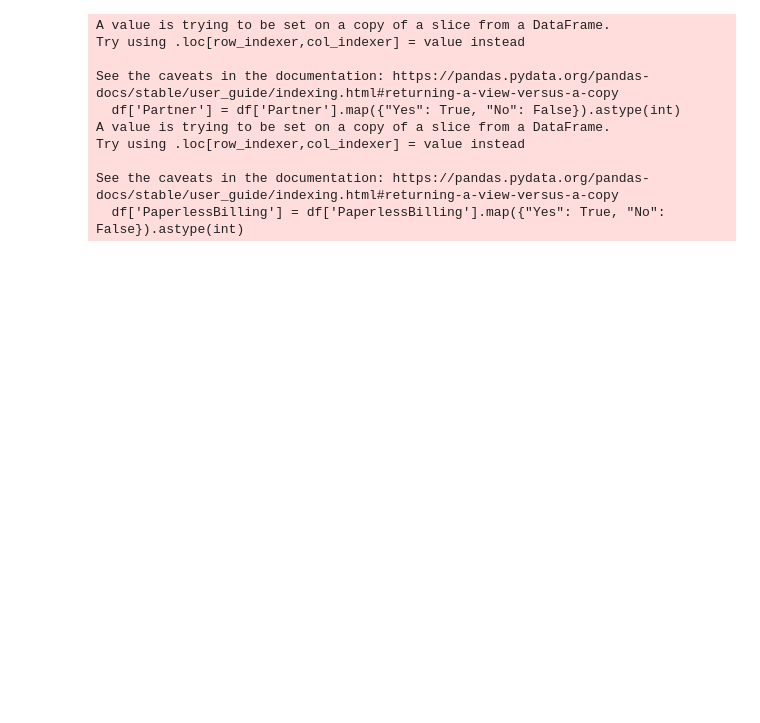
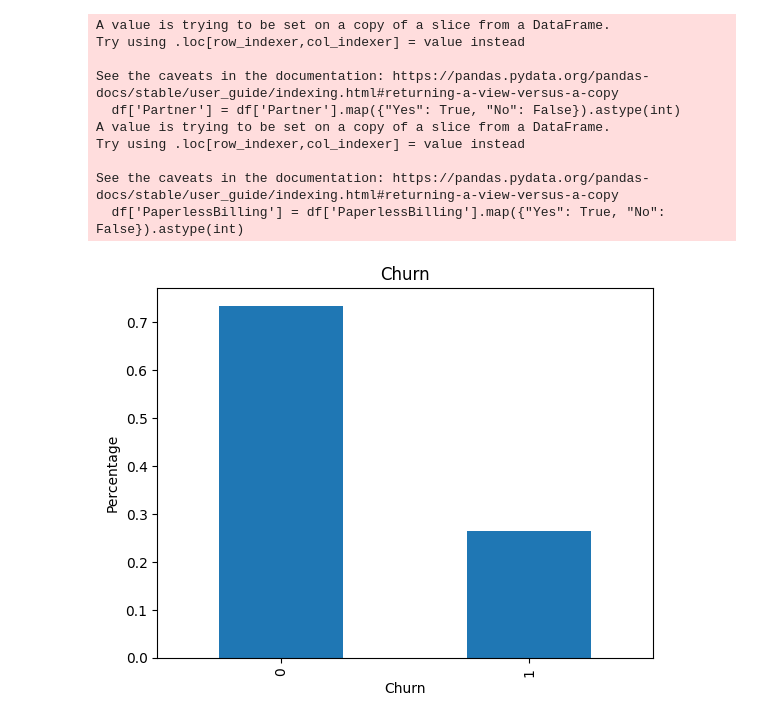
Before and after one commit to yushi2006/Telco-Churn-Broadcasting, a Jupyter notebook: notebooks/EDA.ipynb, the cells around one changed output. Drawn from its saved outputs; the diff is of its cells as text; code cells hidden in the pictures; blank space fills up the shorter version.

```diff
--- a/notebooks/EDA.ipynb
+++ b/notebooks/EDA.ipynb
@@ -321,7 +321,7 @@ plt.show()
 # 9. TotalCharges
 
 # Now we can remove the remained features
-features = ['SeniorCitizen', 'Dependents', 'InternetService', 'Contract', 'PaperlessBilling', 'Partner', 'tenure', 'MonthlyCharges', 'TotalCharges']
+features = ['SeniorCitizen', 'Dependents', 'InternetService', 'Contract', 'PaperlessBilling', 'Partner', 'tenure', 'MonthlyCharges', 'TotalCharges', 'Churn']
 
 df = df[features]
 
@@ -355,6 +355,15 @@ Try using .loc[row_indexer,col_indexer] = value instead
 
 See the caveats in the documentation: https://pandas.pydata.org/pandas-docs/stable/user_guide/indexing.html#returning-a-view-versus-a-copy
   df['PaperlessBilling'] = df['PaperlessBilling'].map({"Yes": True, "No": False}).astype(int)
+# %%
+df['Churn'].value_counts(normalize=True).plot(kind='bar')
+plt.xlabel("Churn")
+plt.ylabel("Percentage")
+plt.title("Churn")
+plt.savefig("../figures/churn_percentage.png")
+plt.show()
+# %% [output]
+[figure, added]
 # %%
 df
 # %% [output]
```
Also changed, not shown: parts of 3 cells of this notebook, 2 other files.
